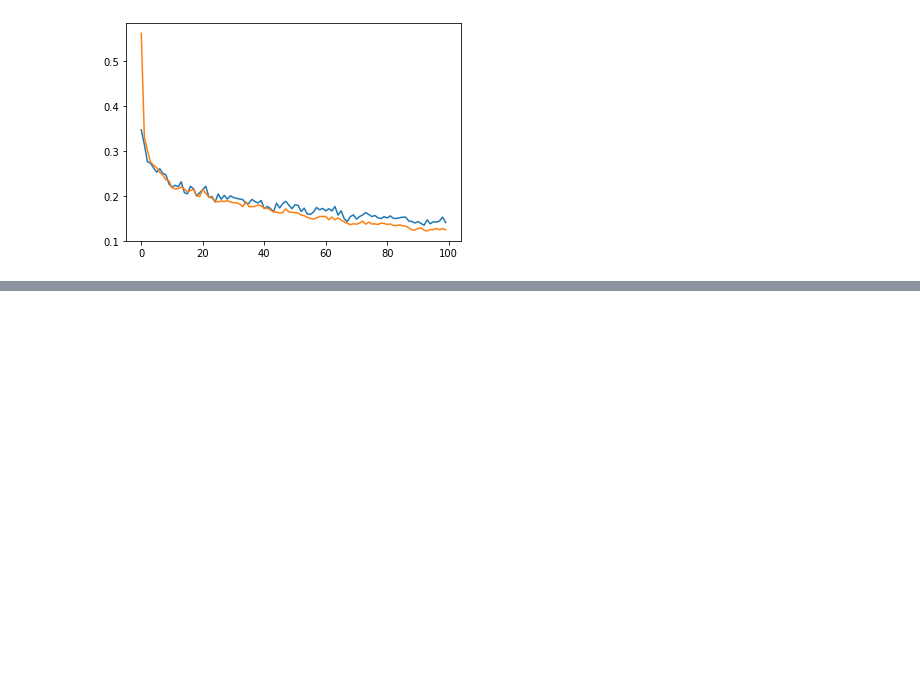
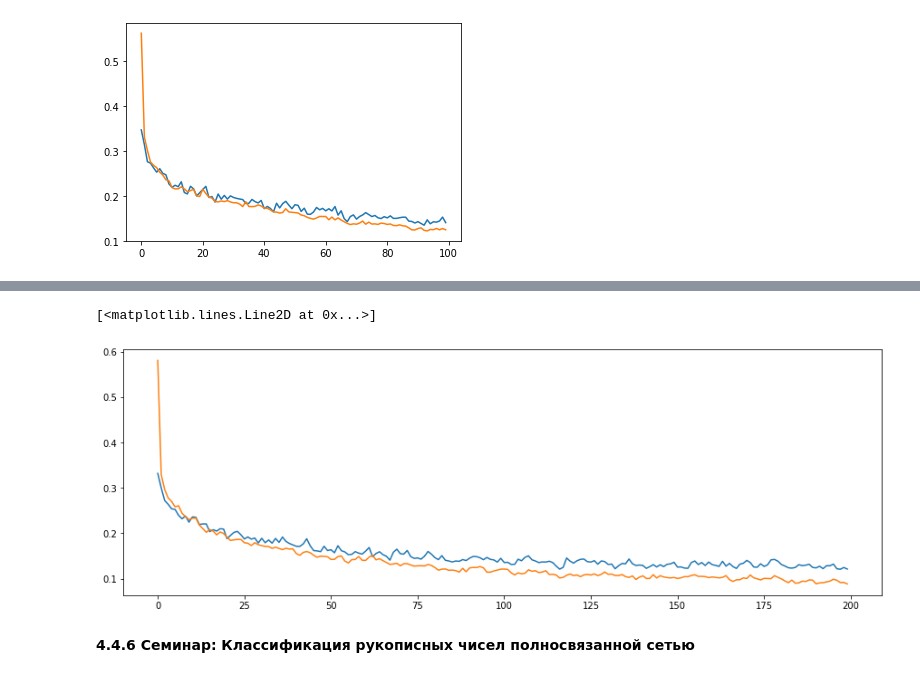
Before and after one commit to wisoffe/Courses, a Jupyter notebook: Stepik. Neural networks and computer vision/Stepik_NN_and_CV.ipynb, the cells around one changed output, grey strips where cells are left out. Cells and saved outputs as stored; diff of their text form; code cells hidden in the pictures; blank space fills up the shorter version.

```diff
--- a/Stepik. Neural networks and computer vision/Stepik_NN_and_CV.ipynb
+++ b/Stepik. Neural networks and computer vision/Stepik_NN_and_CV.ipynb
@@ -724,0 +861,6 @@ plt.plot(train_loss_history) #orange
+# %%
+plt.plot(learn_history['loss_test'])  #blue
+plt.plot(learn_history['loss_train']) #orange
+# %% [output]
+[<matplotlib.lines.Line2D at 0x...>]
+[figure, added]
@@ -724,0 +900,2 @@ plt.plot(train_loss_history) #orange
+# %% [markdown]
+**4.4.6 Семинар: Классификация рукописных чисел полносвязанной сетью**
```
Also changed, not shown: parts of 21 cells of this notebook.
